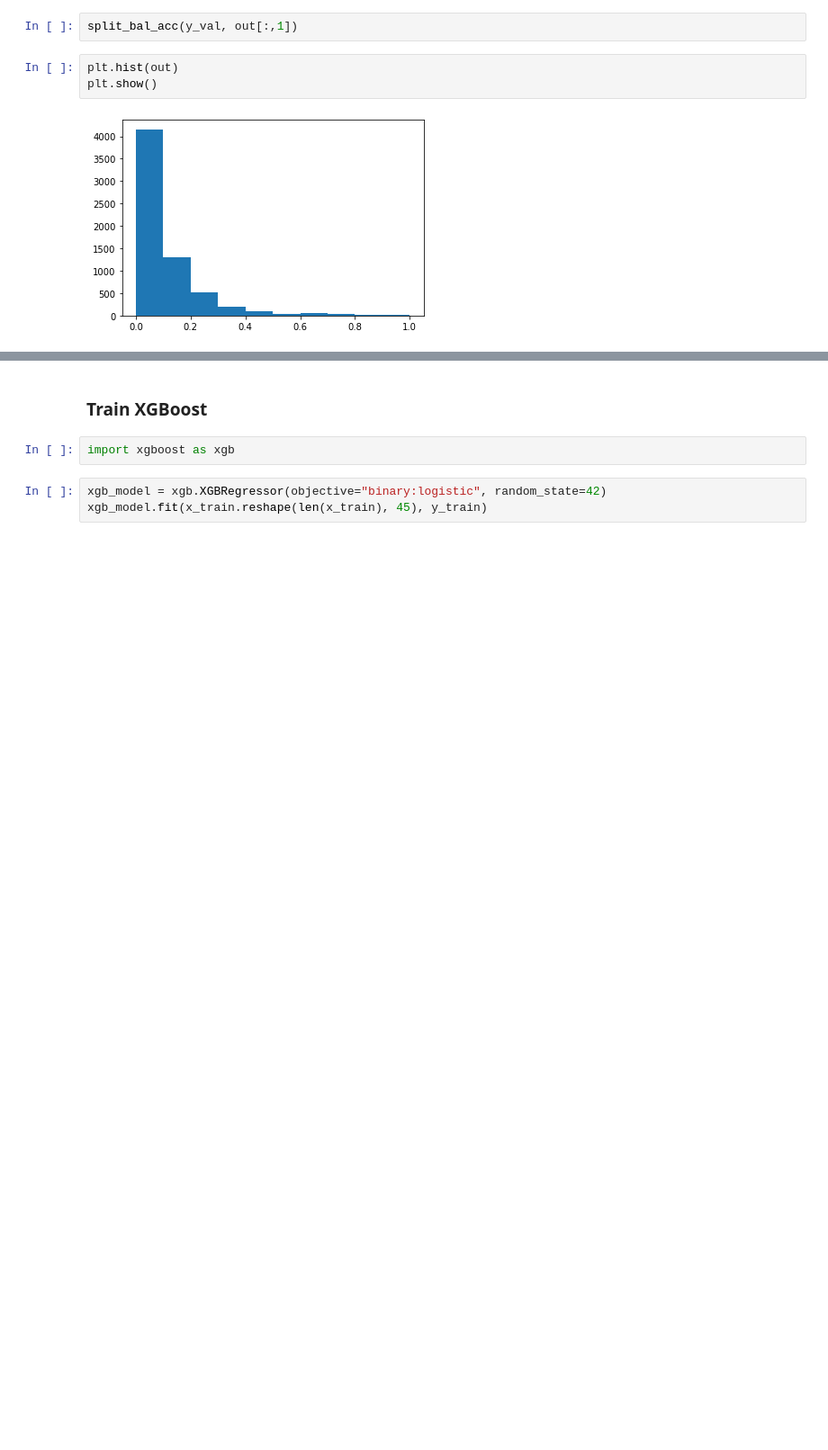
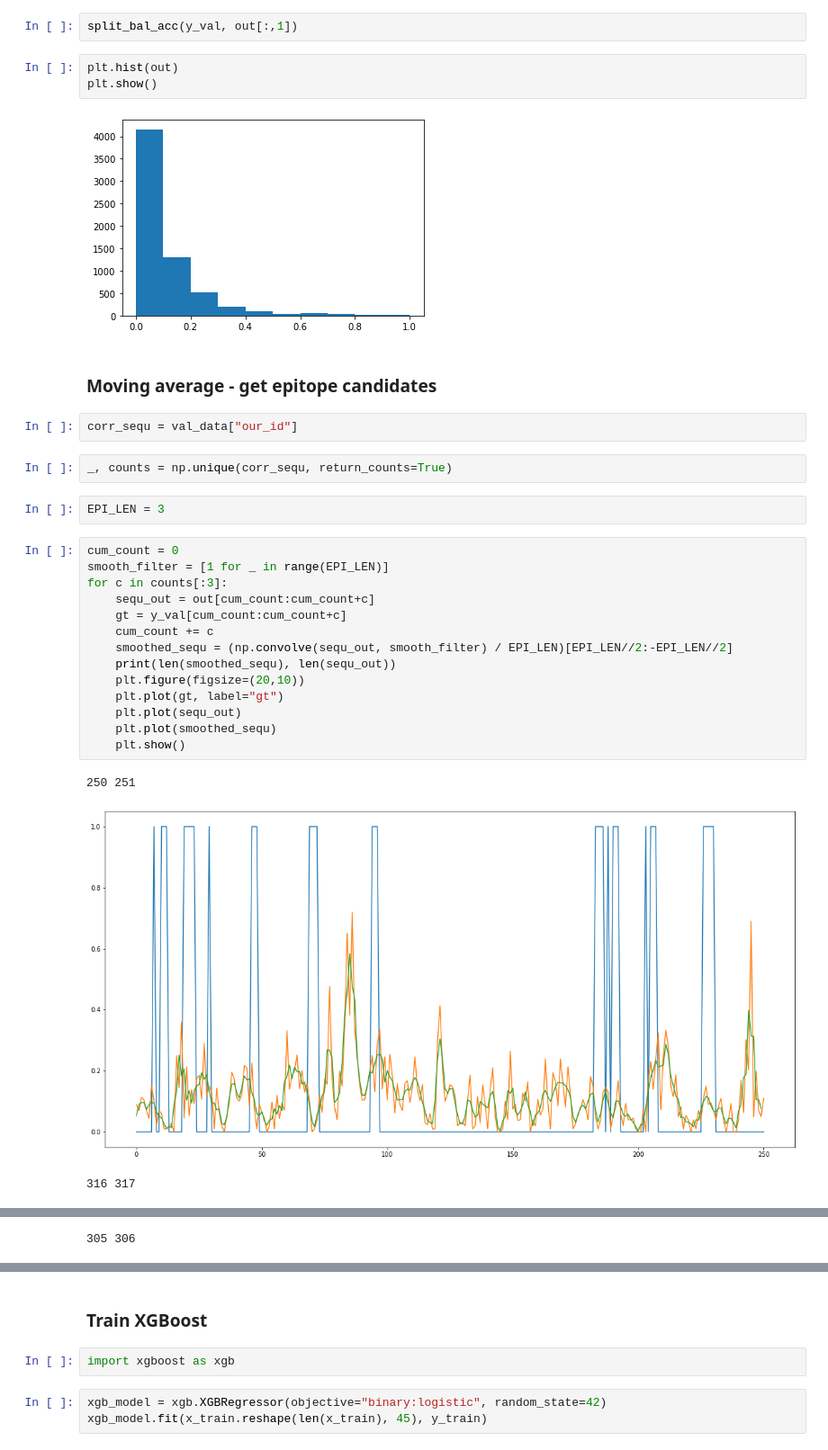
Before and after one commit to NinaWie/sars_cov_2_epitopes, a Jupyter notebook: train_model.ipynb, the cells around one changed output, grey strips where cells are left out. Shown at 90% size. Cells and saved outputs as stored; diff of their text form; blank space fills up the shorter version.

```diff
--- a/train_model.ipynb
+++ b/train_model.ipynb
@@ -117,3 +114,29 @@ plt.hist(out)
 plt.show()
 # %% [output]
 [figure]
+# %% [markdown]
+### Moving average - get epitope candidates
+# %%
+corr_sequ = val_data["our_id"]
+# %%
+_, counts = np.unique(corr_sequ, return_counts=True)
+# %%
+EPI_LEN = 3
+# %%
+cum_count = 0
+smooth_filter = [1 for _ in range(EPI_LEN)]
+for c in counts[:3]:
+    sequ_out = out[cum_count:cum_count+c]
+    gt = y_val[cum_count:cum_count+c]
+    cum_count += c
+    smoothed_sequ = (np.convolve(sequ_out, smooth_filter) / EPI_LEN)[EPI_LEN//2:-EPI_LEN//2]
+    print(len(smoothed_sequ), len(sequ_out))
+    plt.figure(figsize=(20,10))
+    plt.plot(gt, label="gt")
+    plt.plot(sequ_out)
+    plt.plot(smoothed_sequ)
+    plt.show()
+# %% [output]
+250 251
+[figure, added]
+316 317
@@ -119,0 +144 @@ plt.show()
+305 306
```
Also changed, not shown: parts of 33 cells of this notebook, 8 other files.
